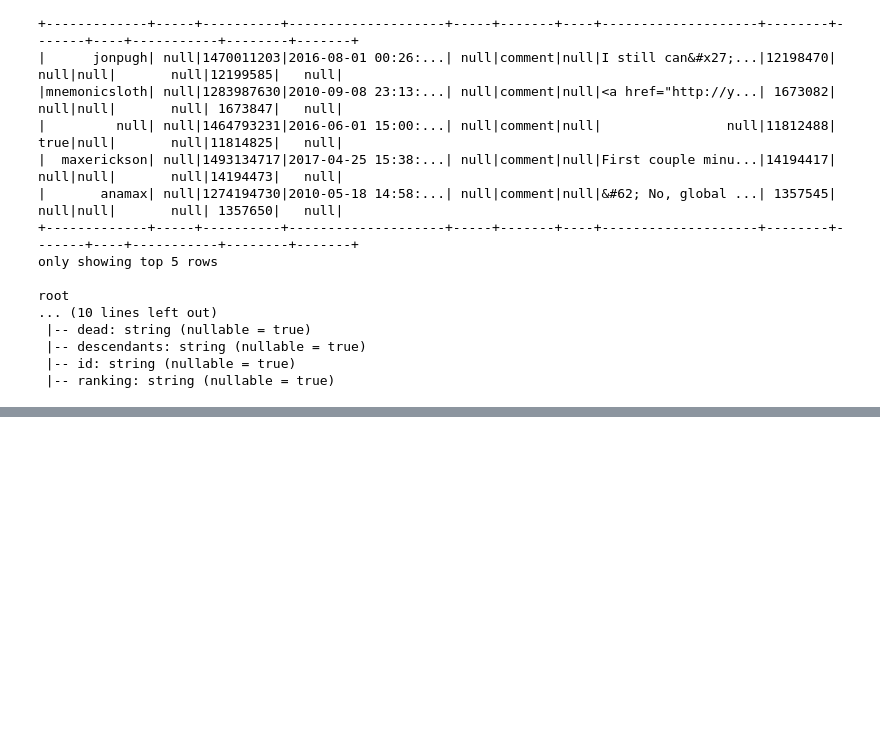
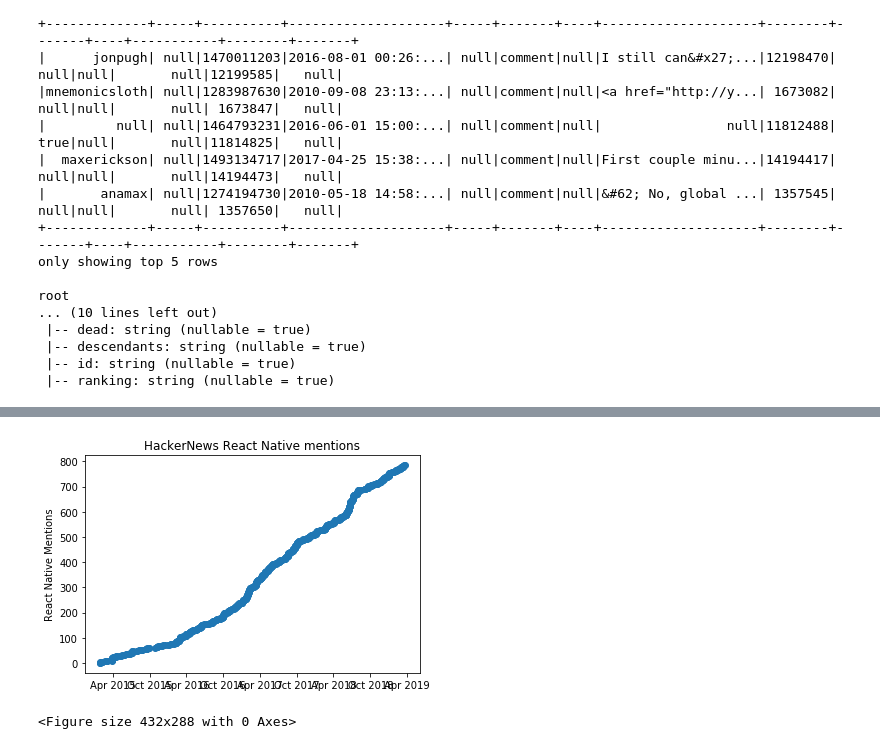
Before and after one commit to andrewbierbaum/InsightProject, a Jupyter notebook: Spark_Batch_Processing_HackerNews.ipynb, the cells around one changed output, grey strips where cells are left out. Drawn from its saved outputs; the diff is of its cells as text; code cells hidden in the pictures; blank space fills up the shorter version.

Commit message:
getting ready to harvest reddit data - hackernews done

```diff
--- a/Spark_Batch_Processing_HackerNews.ipynb
+++ b/Spark_Batch_Processing_HackerNews.ipynb
@@ -34,6 +34,7 @@ root
 df.createOrReplaceTempView("HackerNews")
 xamarin_results = spark.sql("SELECT time, text FROM HackerNews WHERE text LIKE '%xamarin%'")
 flutter_results = spark.sql("SELECT time, text FROM HackerNews WHERE text LIKE '%flutter%'")
+react_native_results = spark.sql("SELECT time, text FROM HackerNews WHERE text LIKE '%react native%'")
 #cross_xamarin_flutter_results = spark.sql("SELECT time, text FROM HackerNews WHERE text LIKE '%flutter%' AND WHERE text LIKE '%xamarin'")
 #microsoft_results = spark.sql("SELECT time, text FROM HackerNews WHERE text LIKE '%microsoft%'")
 #apple_results = spark.sql("SELECT time, text FROM HackerNews WHERE text LIKE '%apple%'")
@@ -53,6 +54,11 @@ python_xamarin_results_cleaned.sort()
 python_flutter_results = flutter_results.collect()
 python_flutter_results_cleaned = [(datetime.fromtimestamp(float(i)),body.encode('ascii',errors='ignore')) for i, body in python_flutter_results]
 python_flutter_results_cleaned.sort()
+# %%
+#repeat collect, convert dates to datetime format for later graphing, and sort data for react native results
+python_react_native_results = react_native_results.collect()
+python_react_native_results_cleaned = [(datetime.fromtimestamp(float(i)),body.encode('ascii',errors='ignore')) for i, body in python_react_native_results]
+python_react_native_results_cleaned.sort()
 # %%
 #sort, number, and then graph the data
 %matplotlib inline
@@ -100,3 +131,24 @@ pandas_df.to_csv("HackerNews_flutter.csv")
+# %%
+#repeat graphing and later csv export for react native
+count = numpy.arange(len(python_react_native_results_cleaned))
+Date_Data = []
+Body_Data = []
+for date, body in python_react_native_results_cleaned:
+    Date_Data.append(date)
+    Body_Data.append(body)
+matplotlib.pyplot.plot_date(Date_Data,count,xdate=True, drawstyle = 'steps-pre', linestyle = 'solid' )
+matplotlib.pyplot.ylabel('React Native Mentions')
+matplotlib.pyplot.title('HackerNews React Native mentions')
+plt.show()
+plt.savefig('HackerNews_react_native.png')
+
+#print csv for flutter
+pandas_df = pandas.DataFrame({'date':Date_Data,'body':Body_Data})
+pandas_df.head()
+pandas_df.to_csv("HackerNews_react_native.csv")
+# %% [output]
+[figure, added]
+<Figure size 432x288 with 0 Axes>
 # %%
 # #building dash graph
 # import dash
```
Also changed, not shown: parts of 3 cells of this notebook, 12 other files.
